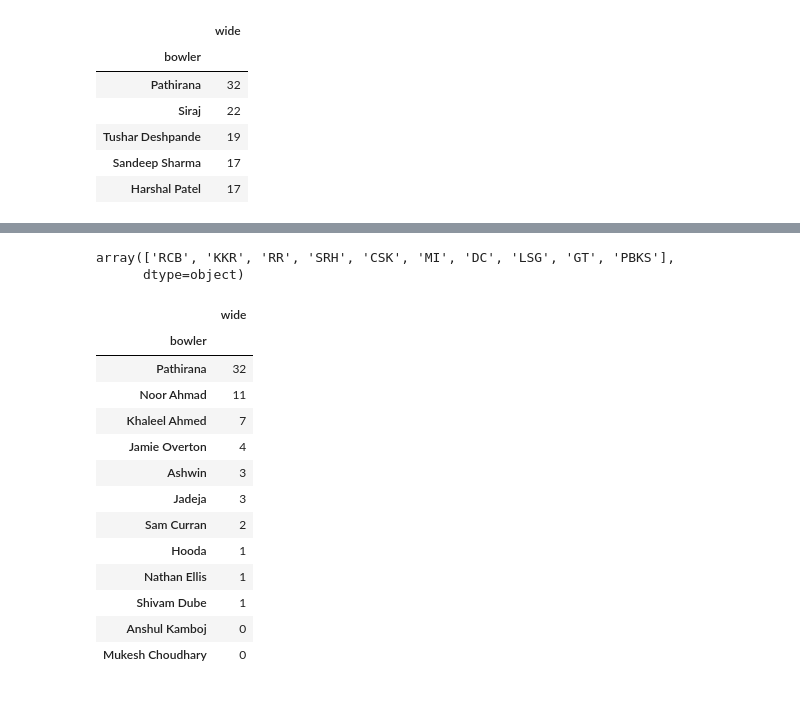
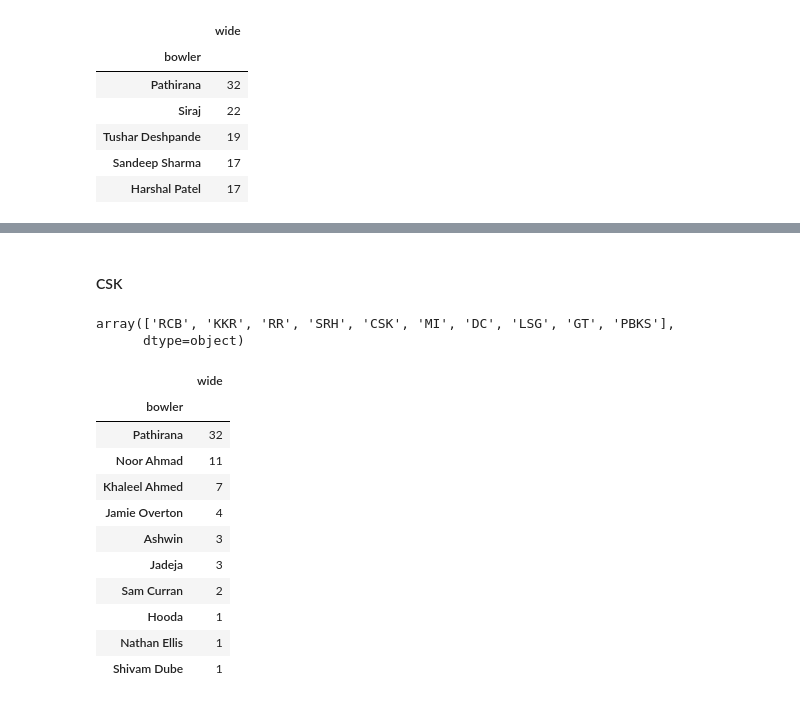
Before and after one commit to Seetharamanrs/ipl_2025_analysis, a Jupyter notebook: Analysis/Notebook.ipynb, the cells around one changed output, grey strips where cells are left out. Saved outputs shown, nothing was run; the diff lists cells and outputs as text; code cells hidden in the pictures.

```diff
--- a/Analysis/Notebook.ipynb
+++ b/Analysis/Notebook.ipynb
@@ -135,26 +145,26 @@ max_wide.head()
+# %% [markdown]
+#### CSK
 # %%
 df["bowling_team"].unique()
 # %% [output]
 array(['RCB', 'KKR', 'RR', 'SRH', 'CSK', 'MI', 'DC', 'LSG', 'GT', 'PBKS'],
       dtype=object)
 # %%
-csk_wide=df[df["bowling_team"]=="CSK"]
+csk=df[df["bowling_team"]=="CSK"]
 # %%
-csk_max_wide=pd.DataFrame(csk_wide.groupby("bowler")["wide"].sum()).sort_values(by="wide",ascending=False)
+csk_max_wide=pd.DataFrame(csk.groupby("bowler")["wide"].sum()).sort_values(by="wide",ascending=False)
 # %%
-csk_max_wide.head(12)
+csk_max_wide.head(10)
 # %% [output]
 |  | wide |
 | bowler |  |
 | Pathirana | 32 |
 | Noor Ahmad | 11 |
 | Khaleel Ahmed | 7 |
 | Jamie Overton | 4 |
 | Ashwin | 3 |
 | Jadeja | 3 |
 | Sam Curran | 2 |
 | Hooda | 1 |
 | Nathan Ellis | 1 |
 | Shivam Dube | 1 |
-| Anshul Kamboj | 0 |
-| Mukesh Choudhary | 0 |
```
Also changed, not shown: parts of 9 cells of this notebook.
